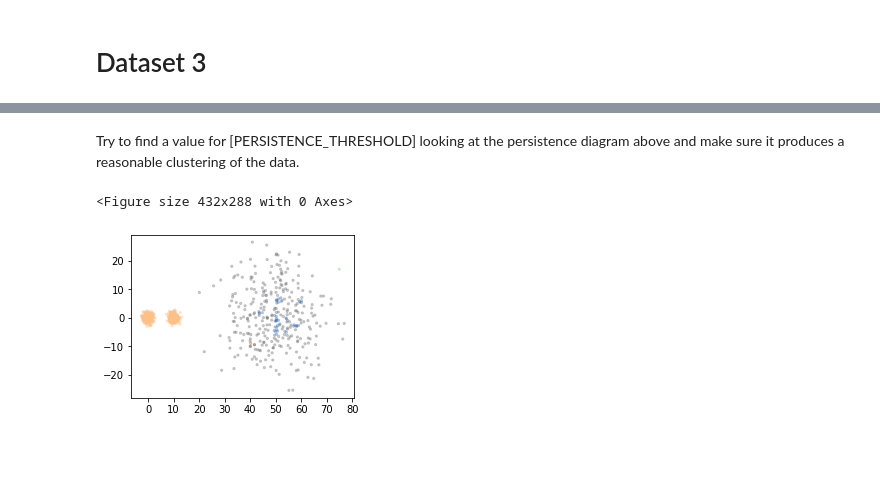
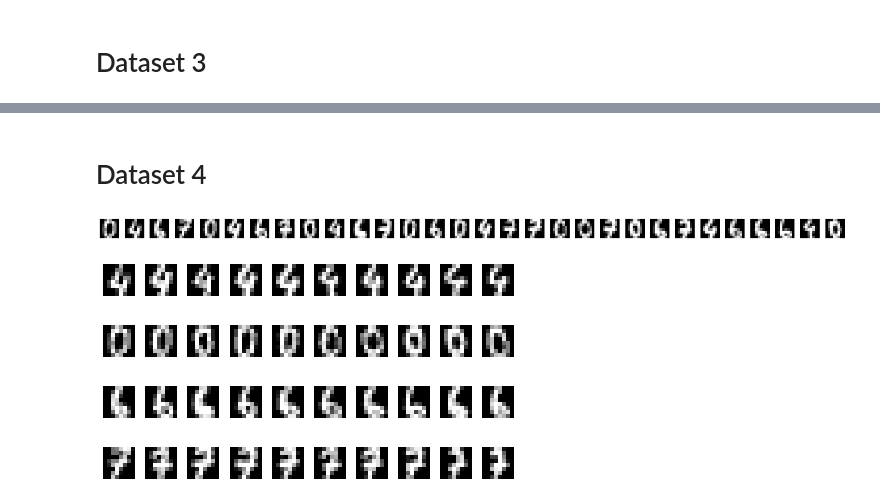
Before and after one commit to LuisScoccola/emalca-applied-topology-minicourse, a Jupyter notebook: notebooks/N1-clustering.ipynb, the cells around one changed output, grey strips where cells are left out. Drawn from its saved outputs; the diff is of its cells as text; code cells hidden in the pictures; blank space fills up the shorter version.

```diff
--- a/notebooks/N1-clustering.ipynb
+++ b/notebooks/N1-clustering.ipynb
@@ -146,10 +112,18 @@ PDdensityFilteredRipsGraph(data3, KERNEL_BANDWIDTH,RIPS_SCALE, y_max=0.01)
-# %% [markdown]
-Try to find a value for [PERSISTENCE_THRESHOLD] looking at the persistence diagram above and make sure it produces a reasonable clustering of the data.
-# %%
-PERSISTENCE_THRESHOLD = 0.0001
-c = clusteringDensityFilteredRipsGraph(data3, KERNEL_BANDWIDTH,RIPS_SCALE,PERSISTENCE_THRESHOLD)
-
-plotDataset(data3,c)
-# %% [output]
-<Figure size 432x288 with 0 Axes>
-[figure, removed]
+# %% [markdown]
+# Dataset 4
+# %%
+# generate last dataset
+
+digits = datasets.load_digits() ; indices = np.where(np.isin(digits['target'],np.array([0,4,6,7])))[0] ; data4 = digits['data'][indices]
+# %%
+# the dataset contains only some digits of the dataset found at https://archive.ics.uci.edu/ml/datasets/Optical+Recognition+of+Handwritten+Digits
+# display some elements of the dataset
+
+fig, axes = plt.subplots(nrows = 1, ncols = 30,figsize=(20,3))
+for j, ax in enumerate(axes.ravel()):
+  ax.matshow(digits.images[indices][j], cmap=plt.cm.binary)
+  ax.axis('off')
+fig.tight_layout()
+plt.show()
+# %% [output]
+[figure, added]
@@ -155,0 +134,20 @@ plotDataset(data3,c)
+# %%
+# if your output clustering is in the variable c, you can use the following code to print 10 images in each cluster
+# use this to make sure that the clustering you are producing is reasonable!
+
+N = 10
+
+n_clusters = max(c)
+for i in range(n_clusters+1) :
+  indices_i = np.where(c==i)[0]
+  fig, axes = plt.subplots(nrows = 1, ncols = N)
+  for j, ax in enumerate(axes.ravel()):
+    ax.matshow(digits.images[indices][indices_i[j]], cmap=plt.cm.binary)
+    ax.axis('off')
+  fig.tight_layout()
+  plt.show()
+# %% [output]
+[figure, added]
+[figure, added]
+[figure, added]
+[figure, added]
```
Also changed, not shown: parts of 15 cells of this notebook, 3 other files.
